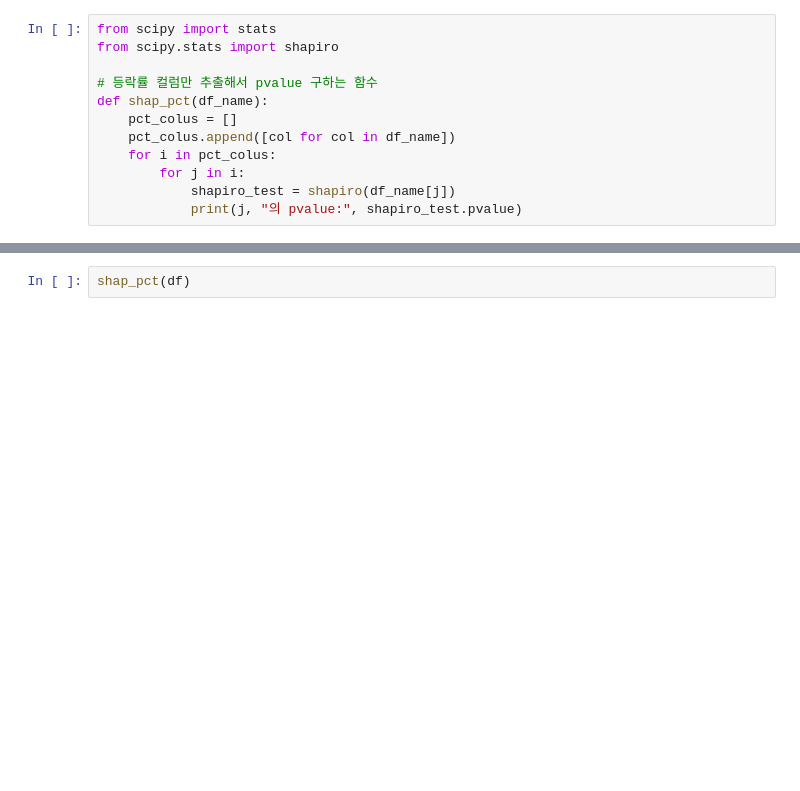
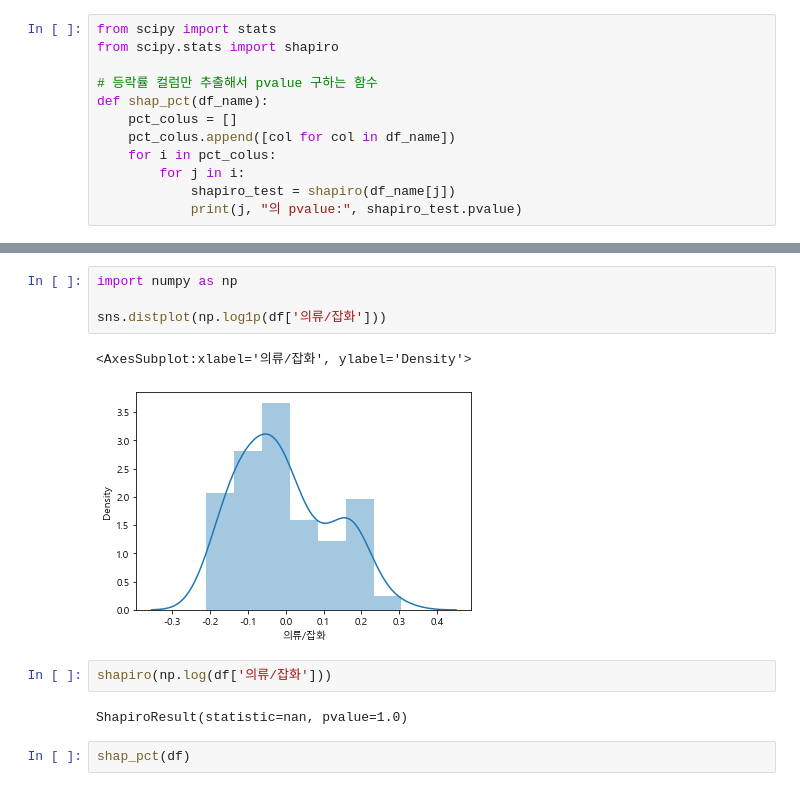
Before and after one commit to jkim0313/project1_dajopay, a Jupyter notebook: indexes.ipynb, the cells around one changed output, grey strips where cells are left out. Cells and saved outputs as stored; diff of their text form; blank space fills up the shorter version.

```diff
--- a/indexes.ipynb
+++ b/indexes.ipynb
@@ -310,3 +315,14 @@ def shap_pct(df_name):
+# %%
+import numpy as np
+
+sns.distplot(np.log1p(df['의류/잡화']))
+# %% [output]
+<AxesSubplot:xlabel='의류/잡화', ylabel='Density'>
+[figure, added]
+# %%
+shapiro(np.log(df['의류/잡화']))
+# %% [output]
+ShapiroResult(statistic=nan, pvalue=1.0)
 # %%
 shap_pct(df)
 # %% [output]
```
Also changed, not shown: parts of 7 cells of this notebook.
